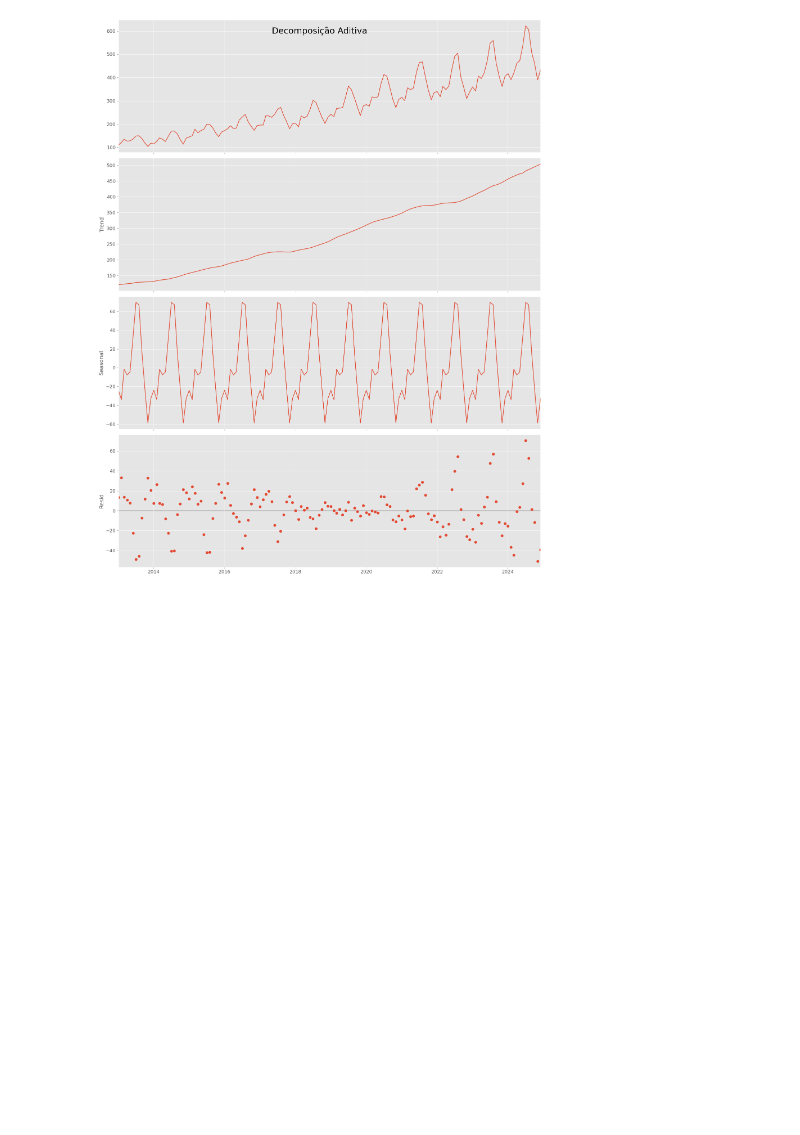
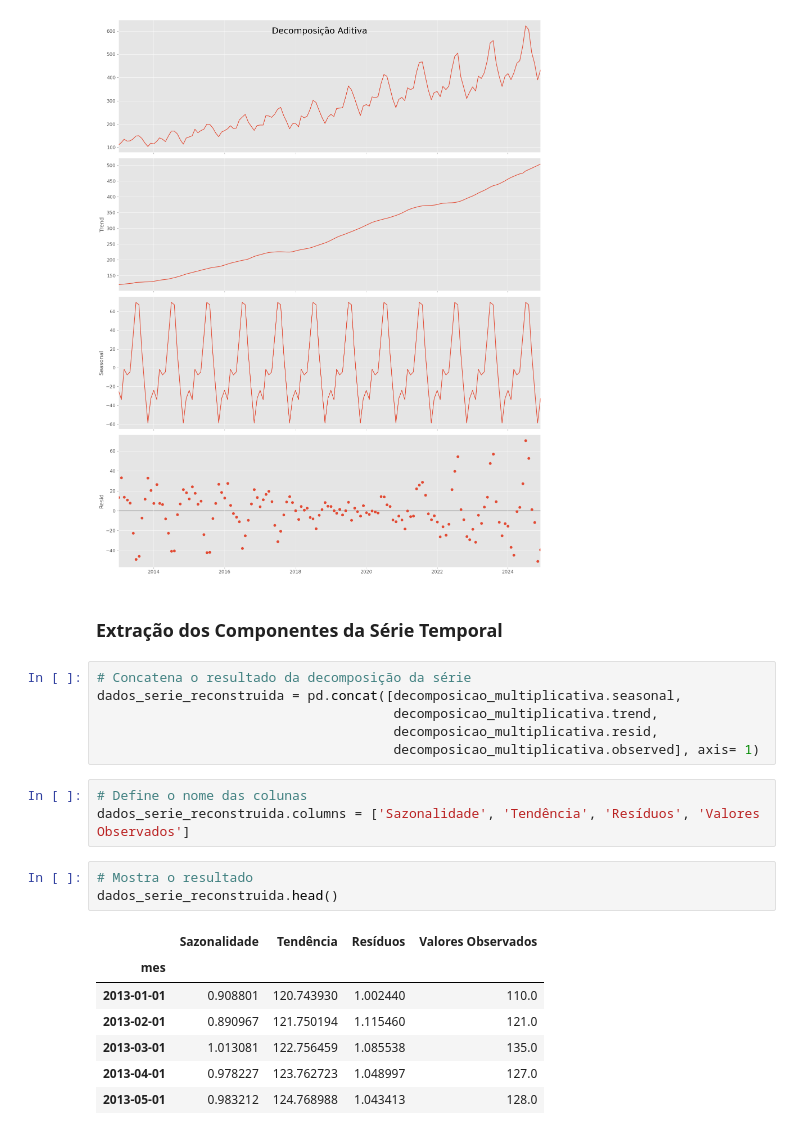
Before and after one commit to jrcomitre/Prever-Usuarios-Ativos-em-Web-Site, a Jupyter notebook: forecast_active_users.ipynb, the cells around one changed output. Drawn from its saved outputs; the diff is of its cells as text; blank space fills up the shorter version.

Commit message:
Extração dos Componentes da Série Temporal

```diff
--- a/forecast_active_users.ipynb
+++ b/forecast_active_users.ipynb
@@ -234,3 +234,25 @@ decomposicao_aditiva.plot().suptitle('Decomposição Aditiva', fontsize = 22)
 plt.show()
 # %% [output]
 [figure]
+# %% [markdown]
+### Extração dos Componentes da Série Temporal
+# %%
+# Concatena o resultado da decomposição da série
+dados_serie_reconstruida = pd.concat([decomposicao_multiplicativa.seasonal,
+                                      decomposicao_multiplicativa.trend,
+                                      decomposicao_multiplicativa.resid,
+                                      decomposicao_multiplicativa.observed], axis= 1)
+# %%
+# Define o nome das colunas
+dados_serie_reconstruida.columns = ['Sazonalidade', 'Tendência', 'Resíduos', 'Valores Observados']
+# %%
+# Mostra o resultado
+dados_serie_reconstruida.head()
+# %% [output]
+|  | Sazonalidade | Tendência | Resíduos | Valores Observados |
+| mes |  |  |  |  |
+| 2013-01-01 | 0.908801 | 120.743930 | 1.002440 | 110.0 |
+| 2013-02-01 | 0.890967 | 121.750194 | 1.115460 | 121.0 |
+| 2013-03-01 | 1.013081 | 122.756459 | 1.085538 | 135.0 |
+| 2013-04-01 | 0.978227 | 123.762723 | 1.048997 | 127.0 |
+| 2013-05-01 | 0.983212 | 124.768988 | 1.043413 | 128.0 |
```
Also changed, not shown: parts of 3 cells of this notebook.
